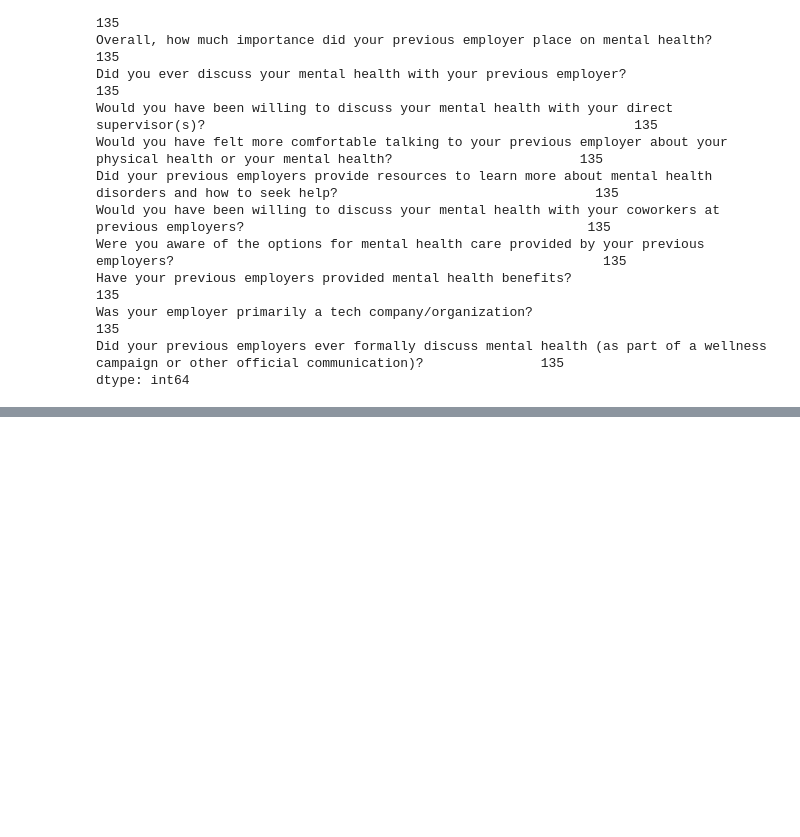
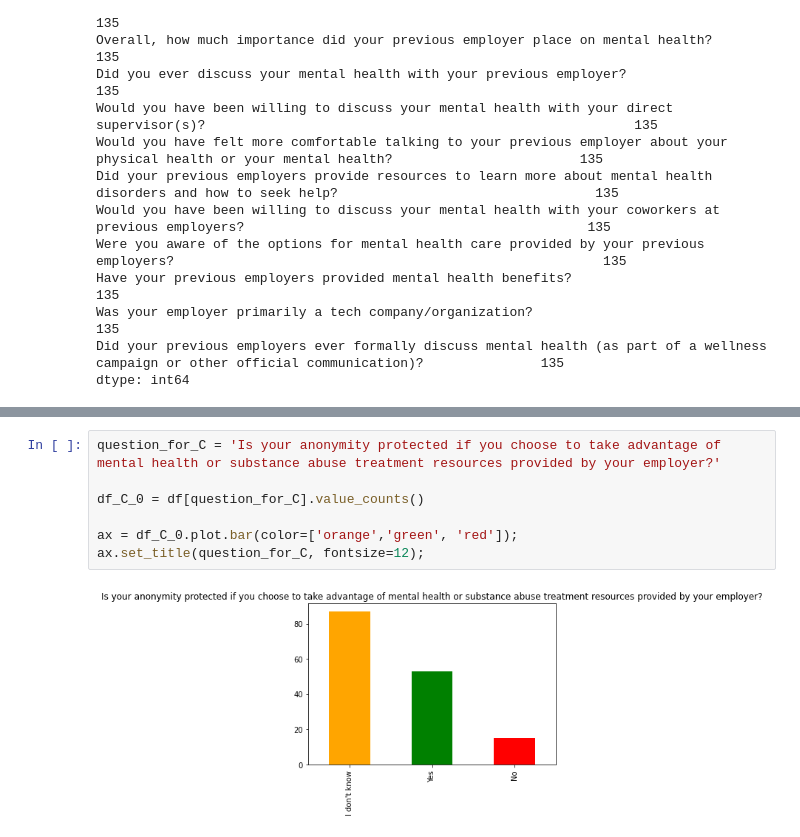
Before and after one commit to zohir/Please-mind-the-mental-illness-gap, a Jupyter notebook: Please-mind-the-mental-illness-gap.ipynb, the cells around one changed output, grey strips where cells are left out. Saved outputs shown, nothing was run; the diff lists cells and outputs as text; blank space fills up the shorter version.

```diff
--- a/Please-mind-the-mental-illness-gap.ipynb
+++ b/Please-mind-the-mental-illness-gap.ipynb
@@ -207,0 +332,9 @@ Would you feel more comfortable talking to your coworkers about your physical he
+# %%
+question_for_C = 'Is your anonymity protected if you choose to take advantage of mental health or substance abuse treatment resources provided by your employer?'
+
+df_C_0 = df[question_for_C].value_counts()
+
+ax = df_C_0.plot.bar(color=['orange','green', 'red']);
+ax.set_title(question_for_C, fontsize=12);
+# %% [output]
+[figure, added]
```
Also changed, not shown: parts of 30 cells of this notebook.
